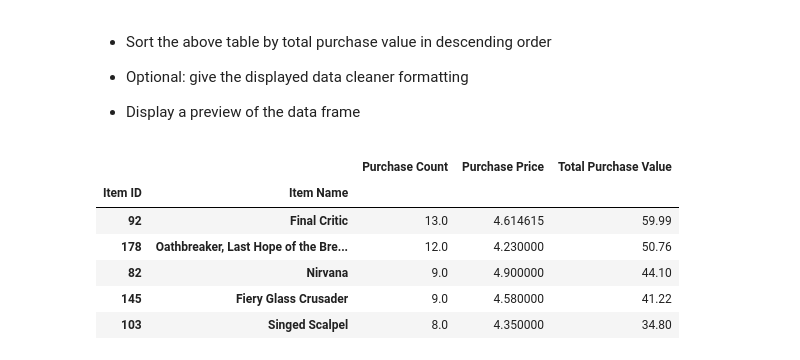
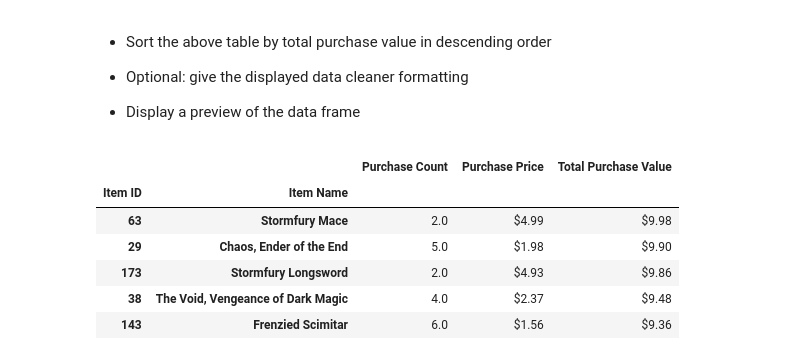
Before and after one commit to mmarange/pandas-challenge, a Jupyter notebook: 02-Case-Assignment/HeroesOfPymoli/HeroesOfPymoli_starter_submitted.ipynb, the cells around one changed output. Cells and saved outputs as stored; diff of their text form; code cells hidden in the pictures.

```diff
--- a/02-Case-Assignment/HeroesOfPymoli/HeroesOfPymoli_starter_submitted.ipynb
+++ b/02-Case-Assignment/HeroesOfPymoli/HeroesOfPymoli_starter_submitted.ipynb
@@ -195,20 +190,20 @@ purchasing_analysis
 * Display Age Demographics Table
 # %%
 # Find group range and create age groups
-# SPORT OUT FORMATTING, AND BIN BOUNDARIES
+
 x = purchase_data["Age"].min()
 y = purchase_data["Age"].max()
 #print(x, y)
 
-z = range(6,51, 4)
+z = range(6,47, 4)
 
 bins = [bins for bins in z]
-#print(bins)
-labels =['<10 years', '10 to 14 years', '14 to 18 years', '18 to 22 years', '22 to 26 years',\
-        '26 to 30 years', '30 to 34 years', '34 to 38 years', '38 to 42 years', '42 to 46 years', '>46 years']
+print(bins)
+labels =['<10 years', '11 to 14 years', '15 to 18 years', '19 to 22 years', '23 to 26 years',\
+        '27 to 30 years', '31 to 34 years', '35 to 38 years', '39 to 42 years', '>43 years']
 
 pd.cut(purchase_data["Age"], bins, labels=labels).head()
-purchase_data["Age Groups"] = pd.cut(purchase_data["Age"], bins, labels=labels)
+purchase_data["Age Groups"] = pd.cut(purchase_data["Age"], bins, labels=labels, right=True)
 
 age_group = purchase_data.groupby("Age Groups")
 age_count = age_group["Age Groups"].count()
@@ -216,5 +211,6 @@ age_percent = age_count/total_players * 100
 age_analysis = pd.DataFrame({"Total Count":age_count, "Percentage of Players": age_percent})
 print(age_group)
 #age_percent
+age_analysis["Percentage of Players"] = age_analysis["Percentage of Players"].map("{:,.2f}%".format)
 age_analysis
 # %% [output]
@@ -357,13 +351,16 @@ most_popular_df.head()
 
 * Display a preview of the data frame
 # %%
-most_profitable_df = pd.DataFrame({"Purchase Count":ID_purchase_count , "Purchase Price": ID_purchase_average, "Total Purchase Value":ID_purchase_total}).sort_values('Total Purchase Value', ascending=False)
+most_profitable_df = pd.DataFrame({"Purchase Count":ID_purchase_count ,\
+                                   "Purchase Price": ID_purchase_average.map("${:,.2f}".format),\
+                                   "Total Purchase Value":ID_purchase_total.map("${:,.2f}".format)})\
+                                    .sort_values('Total Purchase Value', ascending=False)
 most_profitable_df.head()
 # %% [output]
 |  |  | Purchase Count | Purchase Price | Total Purchase Value |
 | Item ID | Item Name |  |  |  |
-| 92 | Final Critic | 13.0 | 4.614615 | 59.99 |
-| 178 | Oathbreaker, Last Hope of the Bre... | 12.0 | 4.230000 | 50.76 |
-| 82 | Nirvana | 9.0 | 4.900000 | 44.10 |
-| 145 | Fiery Glass Crusader | 9.0 | 4.580000 | 41.22 |
-| 103 | Singed Scalpel | 8.0 | 4.350000 | 34.80 |
+| 63 | Stormfury Mace | 2.0 | $4.99 | $9.98 |
+| 29 | Chaos, Ender of the End | 5.0 | $1.98 | $9.90 |
+| 173 | Stormfury Longsword | 2.0 | $4.93 | $9.86 |
+| 38 | The Void, Vengeance of Dark Magic | 4.0 | $2.37 | $9.48 |
+| 143 | Frenzied Scimitar | 6.0 | $1.56 | $9.36 |
```
Also changed, not shown: parts of 13 cells of this notebook, 23 other files.
